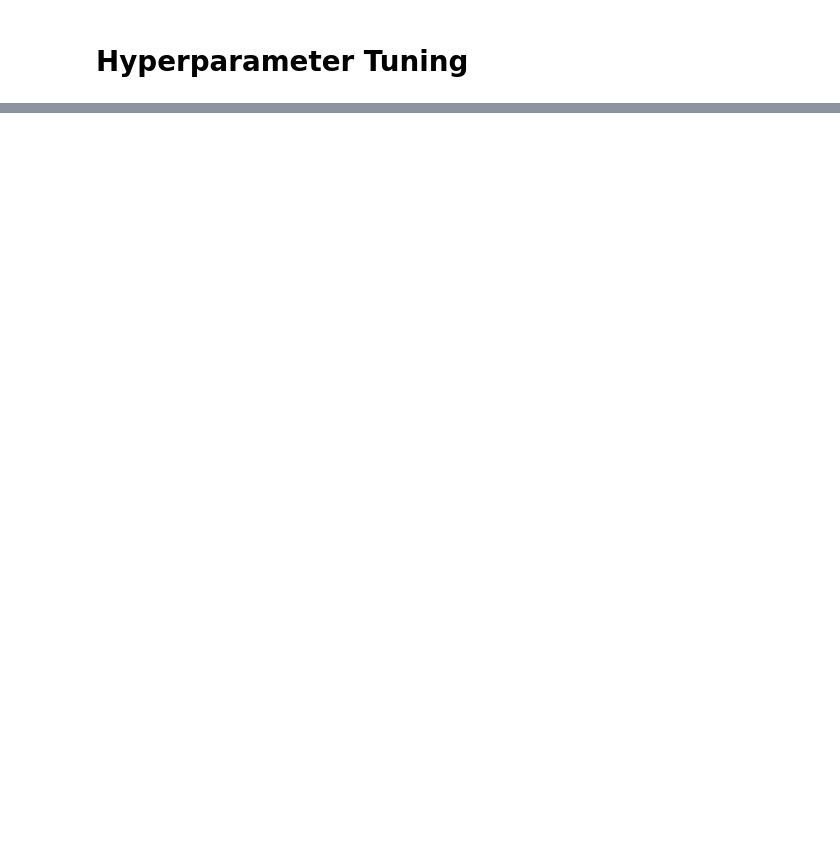
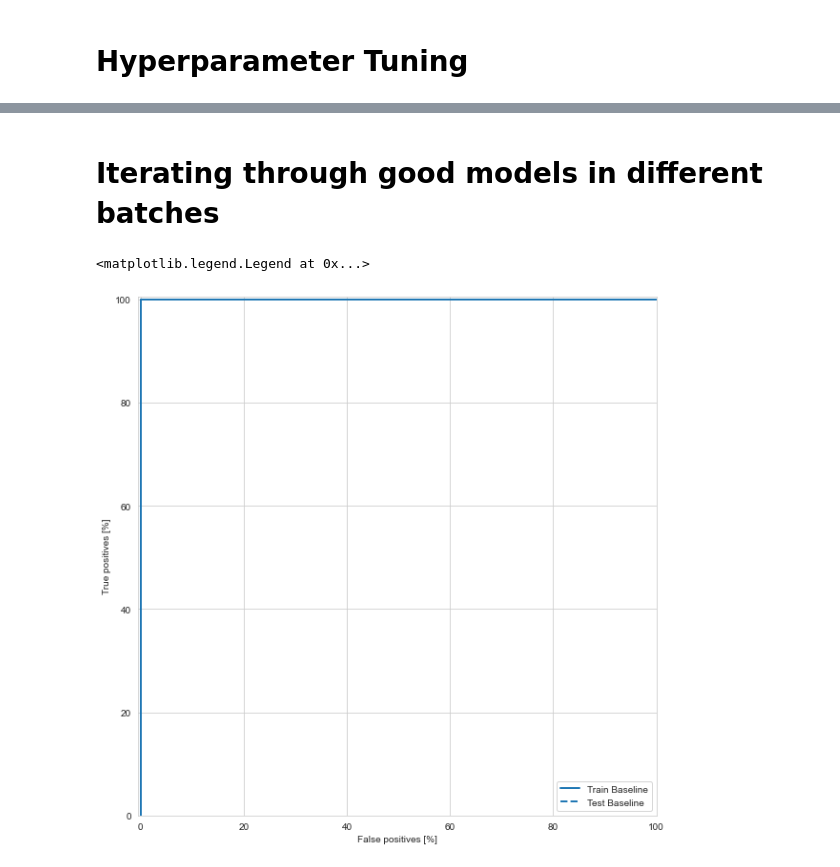
Before and after one commit to sdeittrick/Wildfire_Detection_Capstone_697, a Jupyter notebook: wildfire_prediction_pipeline/model_aggregation.ipynb, the cells around one changed output, grey strips where cells are left out. Saved outputs shown, nothing was run; the diff lists cells and outputs as text; code cells hidden in the pictures; blank space fills up the shorter version.

```diff
--- a/wildfire_prediction_pipeline/model_aggregation.ipynb
+++ b/wildfire_prediction_pipeline/model_aggregation.ipynb
@@ -378,0 +358,10 @@ plot_metrics(history)
+# %%
+modelDf = pd.DataFrame(list(zip(units, dropouts, optimizers, losses, accuracies, aucs, precisions, recalls, cms, histories,epoch)),# f1_scores,
+               columns =['units', 'dropouts', 'optimizers', 'losses', 'accuracies', 'aucs', 'precisions', 'recalls', 'cms','histories','epochs'])#'aucs',
+
+#pd.ExcelWriter
+
+# modelDfs.append(modelDf)
+modelDfs = pd.concat([modelDfs,modelDf])
+# modelLst.append(modelz) #if new models were generated
+modelLst.extend(modelz) #if models were saved
@@ -378,0 +550,2 @@ plot_metrics(history)
+# %% [markdown]
+# Iterating through good models in different batches
@@ -378,0 +613,10 @@ plot_metrics(history)
+# %%
+train_predictions_baseline = model.predict(train_images)
+test_predictions_baseline = model.predict(test_images)
+
+plot_roc("Train Baseline", train_labels, train_predictions_baseline, color=colors[0])
+plot_roc("Test Baseline", test_labels, test_predictions_baseline, color=colors[0], linestyle='--')
+plt.legend(loc='lower right')
+# %% [output]
+<matplotlib.legend.Legend at 0x...>
+[figure, added]
```
Also changed, not shown: parts of 41 cells of this notebook, 1 other file.
